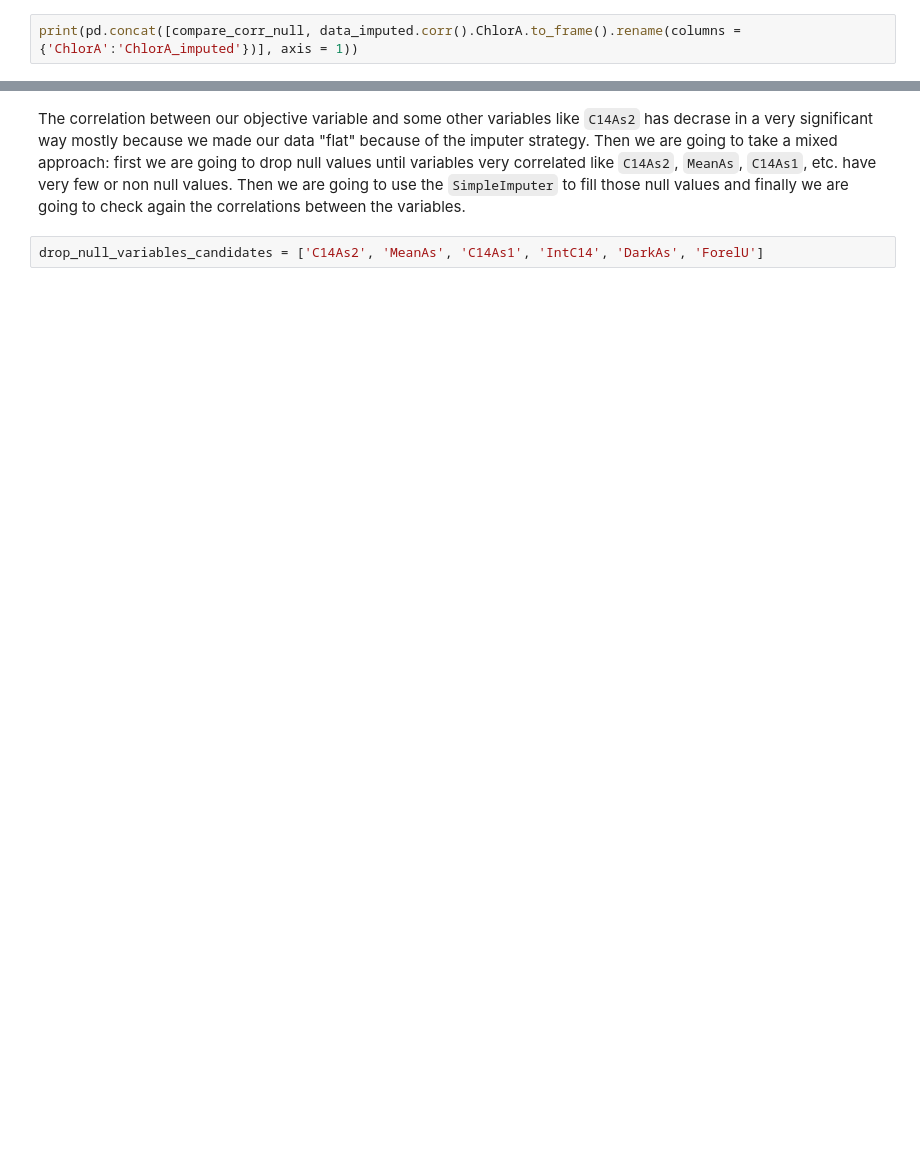
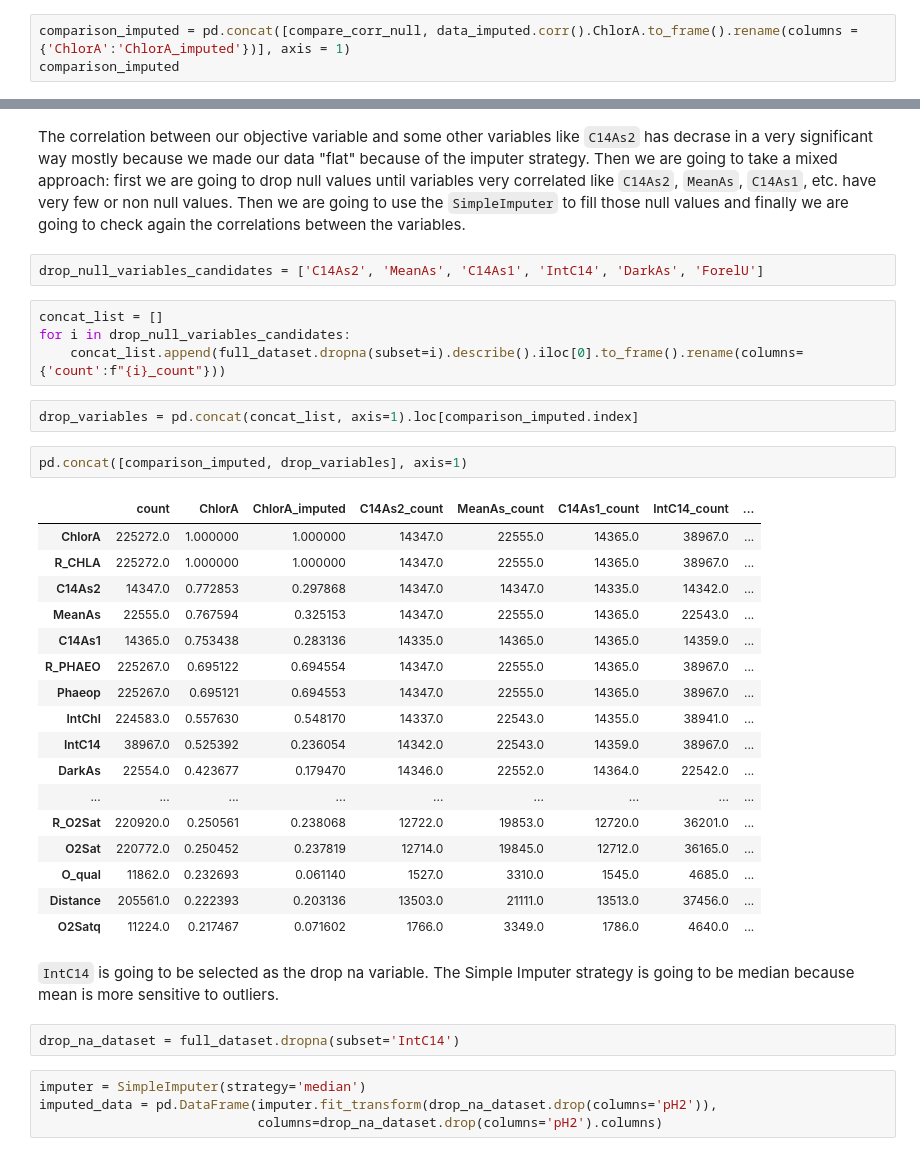
Before and after one commit to nicodigos/boston_dataset, a Jupyter notebook: Ocean.ipynb, the cells around one changed output, grey strips where cells are left out. Saved outputs shown, nothing was run; the diff lists cells and outputs as text; blank space fills up the shorter version.

Commit message:
Dataset nan strategy done

```diff
--- a/Ocean.ipynb
+++ b/Ocean.ipynb
@@ -517,5 +517,6 @@ The most correlated variables result to have so much missing values, lets try to
 imputer = SimpleImputer(strategy='mean')
 data_imputed = pd.DataFrame(imputer.fit_transform(full_dataset[high_correlations]), columns=full_dataset[high_correlations].columns)
 # %%
-print(pd.concat([compare_corr_null, data_imputed.corr().ChlorA.to_frame().rename(columns = {'ChlorA':'ChlorA_imputed'})], axis = 1))
+comparison_imputed = pd.concat([compare_corr_null, data_imputed.corr().ChlorA.to_frame().rename(columns = {'ChlorA':'ChlorA_imputed'})], axis = 1)
+comparison_imputed
 # %% [output]
@@ -540,3 +541,37 @@ O2Satq        11224.0  0.217467        0.071602
 The correlation between our objective variable and some other variables like `C14As2` has decrase in a very significant way mostly because we made our data "flat" because of the imputer strategy. Then we are going to take a mixed approach: first we are going to drop null values until variables very correlated like `C14As2`, `MeanAs`, `C14As1`, etc. have very few or non null values. Then we are going to use the `SimpleImputer` to fill those null values and finally we are going to check again the correlations between the variables.
 # %%
 drop_null_variables_candidates = ['C14As2', 'MeanAs', 'C14As1', 'IntC14', 'DarkAs', 'ForelU']
+# %%
+concat_list = []
+for i in drop_null_variables_candidates:
+    concat_list.append(full_dataset.dropna(subset=i).describe().iloc[0].to_frame().rename(columns={'count':f"{i}_count"}))
+# %%
+drop_variables = pd.concat(concat_list, axis=1).loc[comparison_imputed.index]
+# %%
+pd.concat([comparison_imputed, drop_variables], axis=1)
+# %% [output]
+|  | count | ChlorA | ChlorA_imputed | C14As2_count | MeanAs_count | C14As1_count | IntC14_count | ... |
+| ChlorA | 225272.0 | 1.000000 | 1.000000 | 14347.0 | 22555.0 | 14365.0 | 38967.0 | ... |
+| R_CHLA | 225272.0 | 1.000000 | 1.000000 | 14347.0 | 22555.0 | 14365.0 | 38967.0 | ... |
+| C14As2 | 14347.0 | 0.772853 | 0.297868 | 14347.0 | 14347.0 | 14335.0 | 14342.0 | ... |
+| MeanAs | 22555.0 | 0.767594 | 0.325153 | 14347.0 | 22555.0 | 14365.0 | 22543.0 | ... |
+| C14As1 | 14365.0 | 0.753438 | 0.283136 | 14335.0 | 14365.0 | 14365.0 | 14359.0 | ... |
+| R_PHAEO | 225267.0 | 0.695122 | 0.694554 | 14347.0 | 22555.0 | 14365.0 | 38967.0 | ... |
+| Phaeop | 225267.0 | 0.695121 | 0.694553 | 14347.0 | 22555.0 | 14365.0 | 38967.0 | ... |
+| IntChl | 224583.0 | 0.557630 | 0.548170 | 14337.0 | 22543.0 | 14355.0 | 38941.0 | ... |
+| IntC14 | 38967.0 | 0.525392 | 0.236054 | 14342.0 | 22543.0 | 14359.0 | 38967.0 | ... |
+| DarkAs | 22554.0 | 0.423677 | 0.179470 | 14346.0 | 22552.0 | 14364.0 | 22542.0 | ... |
+| ... | ... | ... | ... | ... | ... | ... | ... | ... |
+| R_O2Sat | 220920.0 | 0.250561 | 0.238068 | 12722.0 | 19853.0 | 12720.0 | 36201.0 | ... |
+| O2Sat | 220772.0 | 0.250452 | 0.237819 | 12714.0 | 19845.0 | 12712.0 | 36165.0 | ... |
+| O_qual | 11862.0 | 0.232693 | 0.061140 | 1527.0 | 3310.0 | 1545.0 | 4685.0 | ... |
+| Distance | 205561.0 | 0.222393 | 0.203136 | 13503.0 | 21111.0 | 13513.0 | 37456.0 | ... |
+| O2Satq | 11224.0 | 0.217467 | 0.071602 | 1766.0 | 3349.0 | 1786.0 | 4640.0 | ... |
+# %% [markdown]
+`IntC14` is going to be selected as the drop na variable. The Simple Imputer strategy is going to be median because mean is more sensitive to outliers.
+# %%
+drop_na_dataset = full_dataset.dropna(subset='IntC14')
+# %%
+imputer = SimpleImputer(strategy='median')
+imputed_data = pd.DataFrame(imputer.fit_transform(drop_na_dataset.drop(columns='pH2')),
+                            columns=drop_na_dataset.drop(columns='pH2').columns)
```
Also changed, not shown: parts of 4 cells of this notebook.
